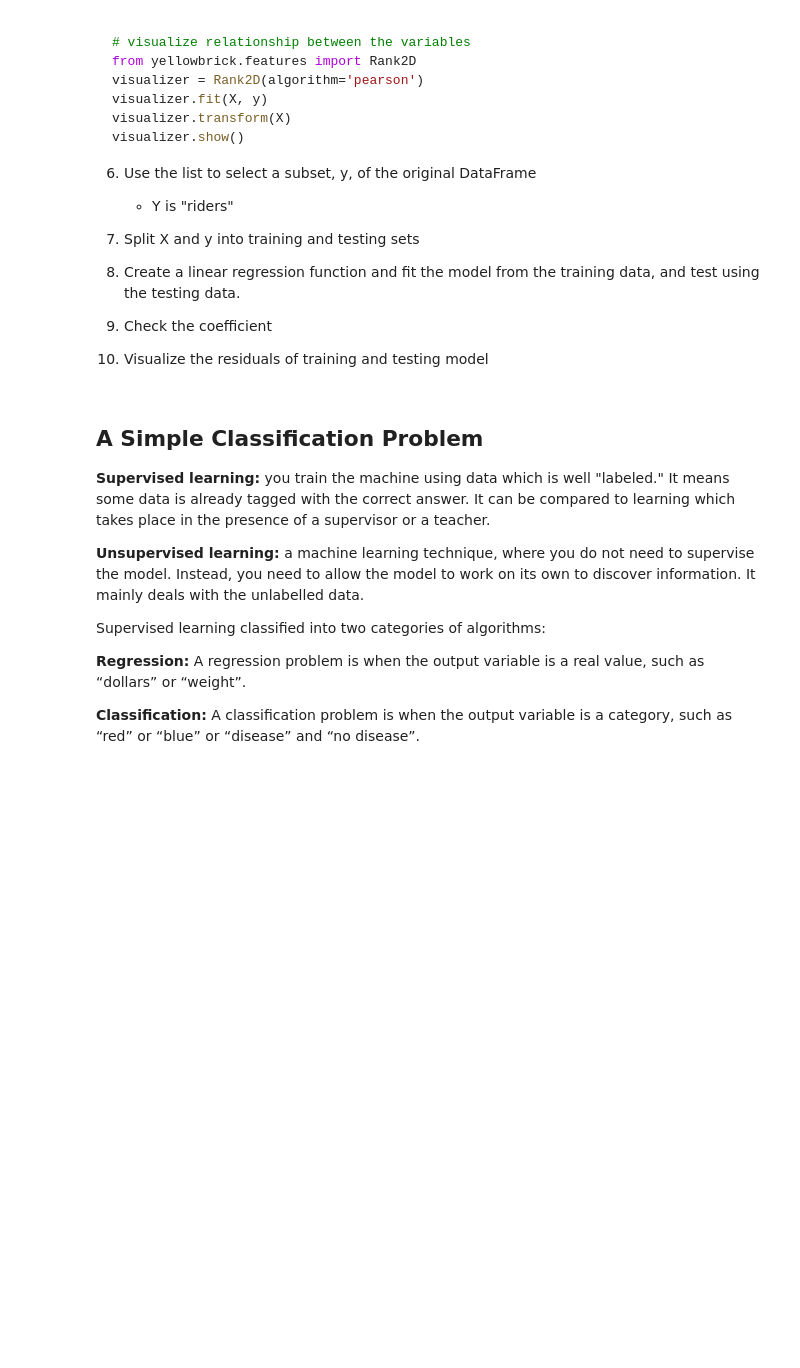
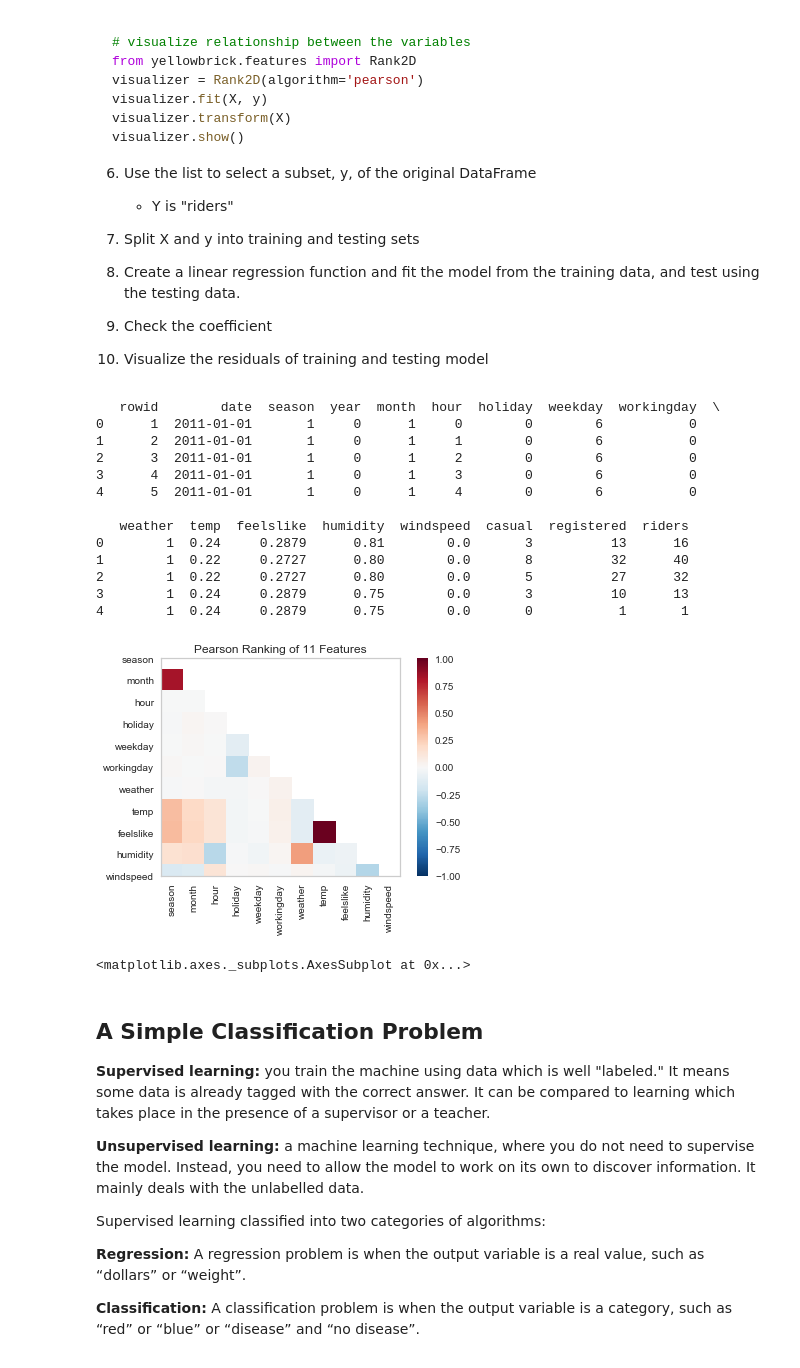
Before and after one commit to juliazhu09/Python4ML, a Jupyter notebook: Python for Machine Learning.ipynb, the cells around one changed output. Drawn from its saved outputs; the diff is of its cells as text; code cells hidden in the pictures; blank space fills up the shorter version.

```diff
--- a/Python for Machine Learning.ipynb
+++ b/Python for Machine Learning.ipynb
@@ -204,25 +249,41 @@ visualizer.show()
 # %%
 #import the packages
 import pandas as pd
 #import model
 from sklearn.linear_model import LinearRegression
 from sklearn.model_selection import train_test_split
 from sklearn import metrics
 from yellowbrick.features import Rank2D
 from yellowbrick.regressor import ResidualsPlot
 # import data
-BikeData =  pd.read_csv(r"I:\Classes\OIT_Training\Python for Machine Learning\xzhu8\bikeshare.csv")
+BikeData =  pd.read_csv("bikeshare.csv")
 print(BikeData.head())
 featureNames = ["season", "month", "hour", "holiday", "weekday", "workingday", "weather", "temp", "feelslike", "humidity", "windspeed"]
 X = BikeData[featureNames]
 y = BikeData['riders']
 
 # visualize relationship between the variables
 from yellowbrick.features import Rank2D
 visualizer = Rank2D(algorithm='pearson')
 visualizer.fit(X, y)
 visualizer.transform(X)
 visualizer.show()
+# %% [output]
+   rowid        date  season  year  month  hour  holiday  weekday  workingday  \
+0      1  2011-01-01       1     0      1     0        0        6           0
+1      2  2011-01-01       1     0      1     1        0        6           0
+2      3  2011-01-01       1     0      1     2        0        6           0
+3      4  2011-01-01       1     0      1     3        0        6           0
+4      5  2011-01-01       1     0      1     4        0        6           0
+
+   weather  temp  feelslike  humidity  windspeed  casual  registered  riders
+0        1  0.24     0.2879      0.81        0.0       3          13      16
+1        1  0.22     0.2727      0.80        0.0       8          32      40
+2        1  0.22     0.2727      0.80        0.0       5          27      32
+3        1  0.24     0.2879      0.75        0.0       3          10      13
+4        1  0.24     0.2879      0.75        0.0       0           1       1
+[figure, added]
+<matplotlib.axes._subplots.AxesSubplot at 0x...>
 # %% [markdown]
 ## A Simple Classification Problem
 
```
Also changed, not shown: parts of 49 cells of this notebook.
